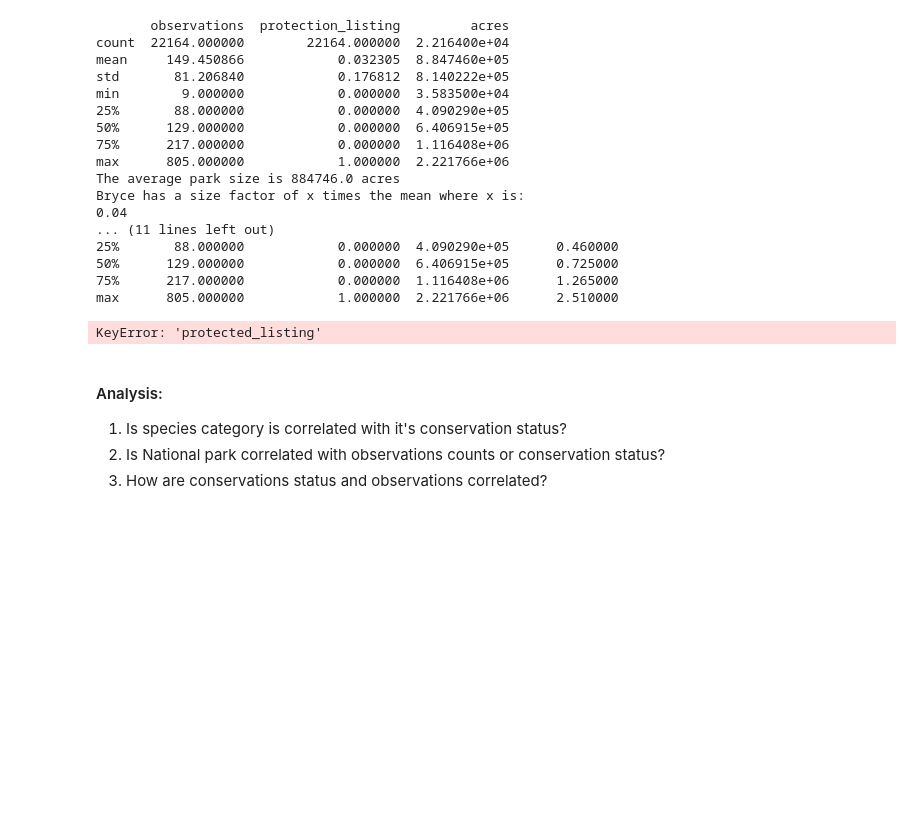
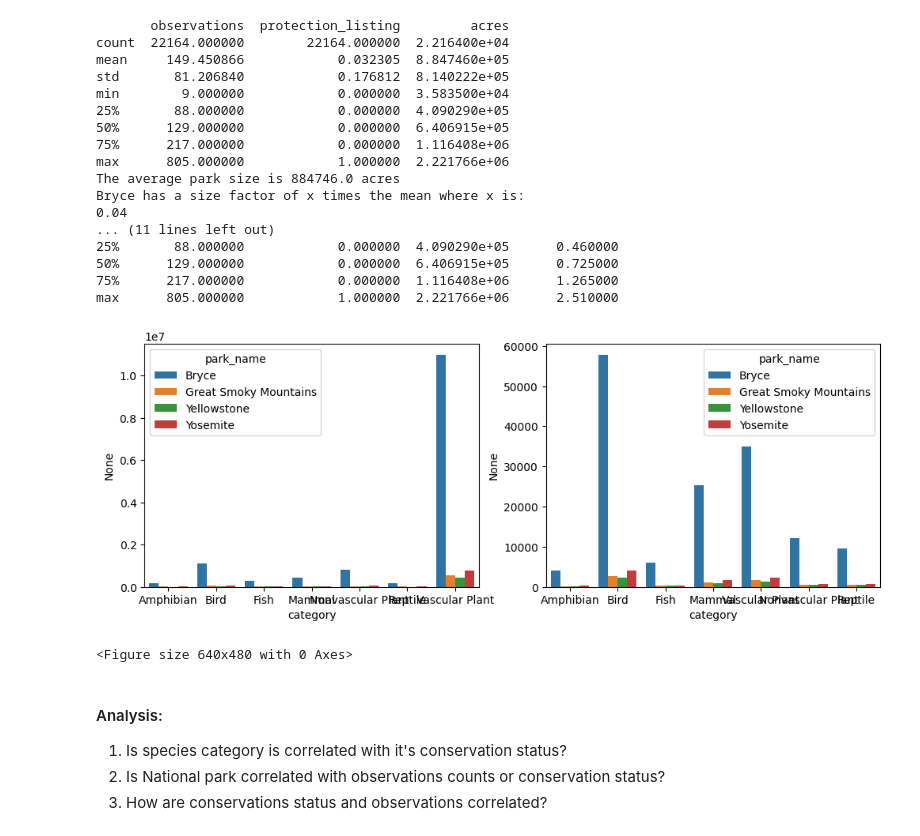
Before and after one commit to Matthewsabk/biodiversity, a Jupyter notebook: biodiversity.ipynb, the cells around one changed output. Saved outputs shown, nothing was run; the diff lists cells and outputs as text; code cells hidden in the pictures; blank space fills up the shorter version.

```diff
--- a/biodiversity.ipynb
+++ b/biodiversity.ipynb
@@ -207,13 +206,14 @@ Bryce has a size factor of x times the mean where x is:
 max      805.000000            1.000000  2.221766e+06      2.510000
 # %%
 biodiv_status_f = biodiv.drop(biodiv[biodiv['conservation_status']=='No Status'].index)
-biodiv_stat_grouped_f = biodiv_status_f.groupby(['conservation_status', 'protected_listing', 'category', 'park_name', 'factor'], as_index=False)["observations"].sum()
+biodiv_stat_grouped_f = biodiv_status_f.groupby(['conservation_status', 'protection_listing', 'category', 'park_name', 'factor'], as_index=False)["observations"].sum()
 plt.figure(figsize=(12,4))
 plt.subplot(1,2,1)
-sns.boxplot(x='protected_listing', y= (biodiv_stat_grouped_f['observations']/biodiv_stat_grouped_f['factor']), hue='category', data=biodiv_stat_grouped_f, showfliers=False)
+sns.barplot(x='category', y= (biodiv_stat_grouped_f['observations']/biodiv_stat_grouped_f['factor']), hue='park_name', data=biodiv_stat_grouped_f[biodiv_stat_grouped_f['protection_listing']==0], errorbar= None)
 plt.subplot(1,2,2)
-sns.boxplot(x='protected_listing', y= (biodiv_stat_grouped_f['observations']/biodiv_stat_grouped_f['factor']), hue='park_name', data=biodiv_stat_grouped_f,showfliers=False)
+sns.barplot(x='category', y= (biodiv_stat_grouped_f['observations']/biodiv_stat_grouped_f['factor']), hue='park_name', data=biodiv_stat_grouped_f[biodiv_stat_grouped_f['protection_listing']==1], errorbar= None)
 plt.show()
 plt.clf()
 # %% [output]
+[figure, added]
-KeyError: 'protected_listing'
+<Figure size 640x480 with 0 Axes>
```
Also changed, not shown: parts of 20 cells of this notebook, 1 other file.
